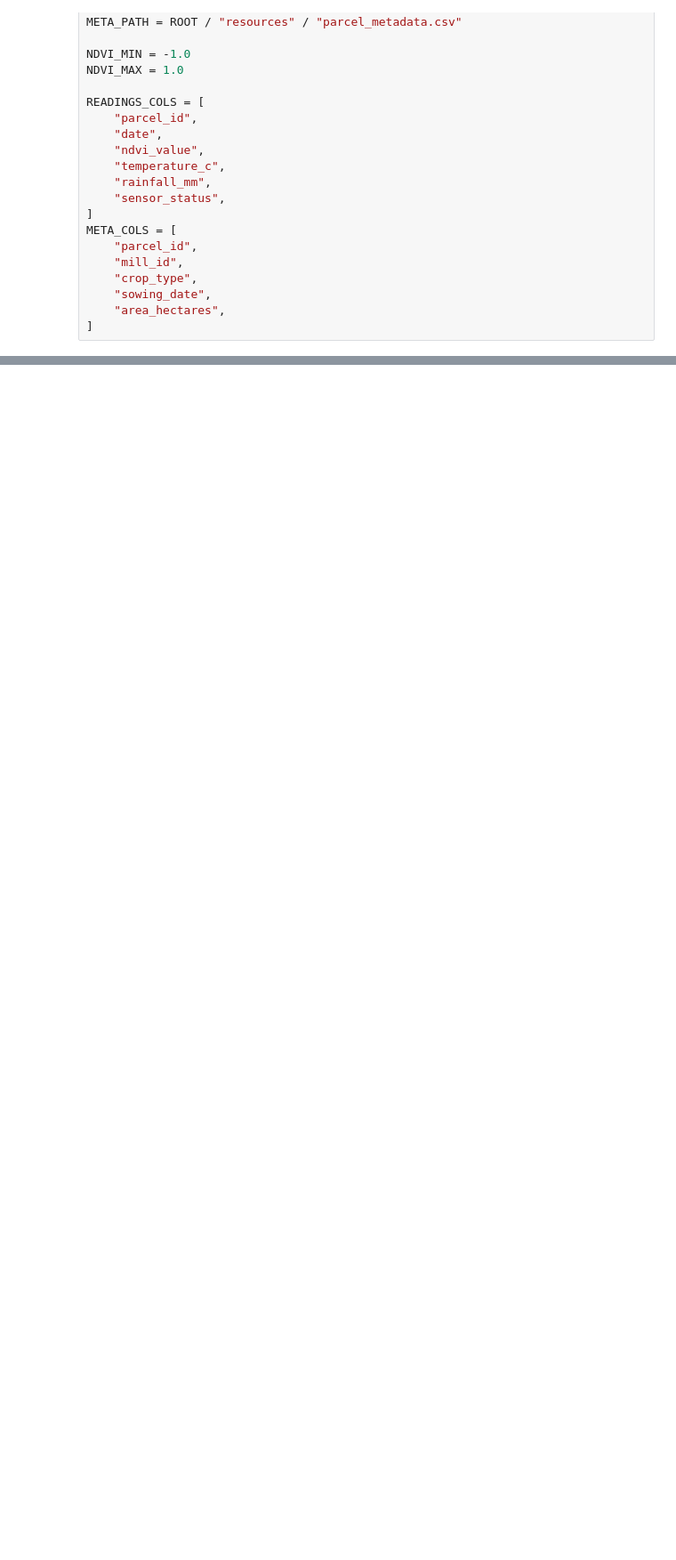
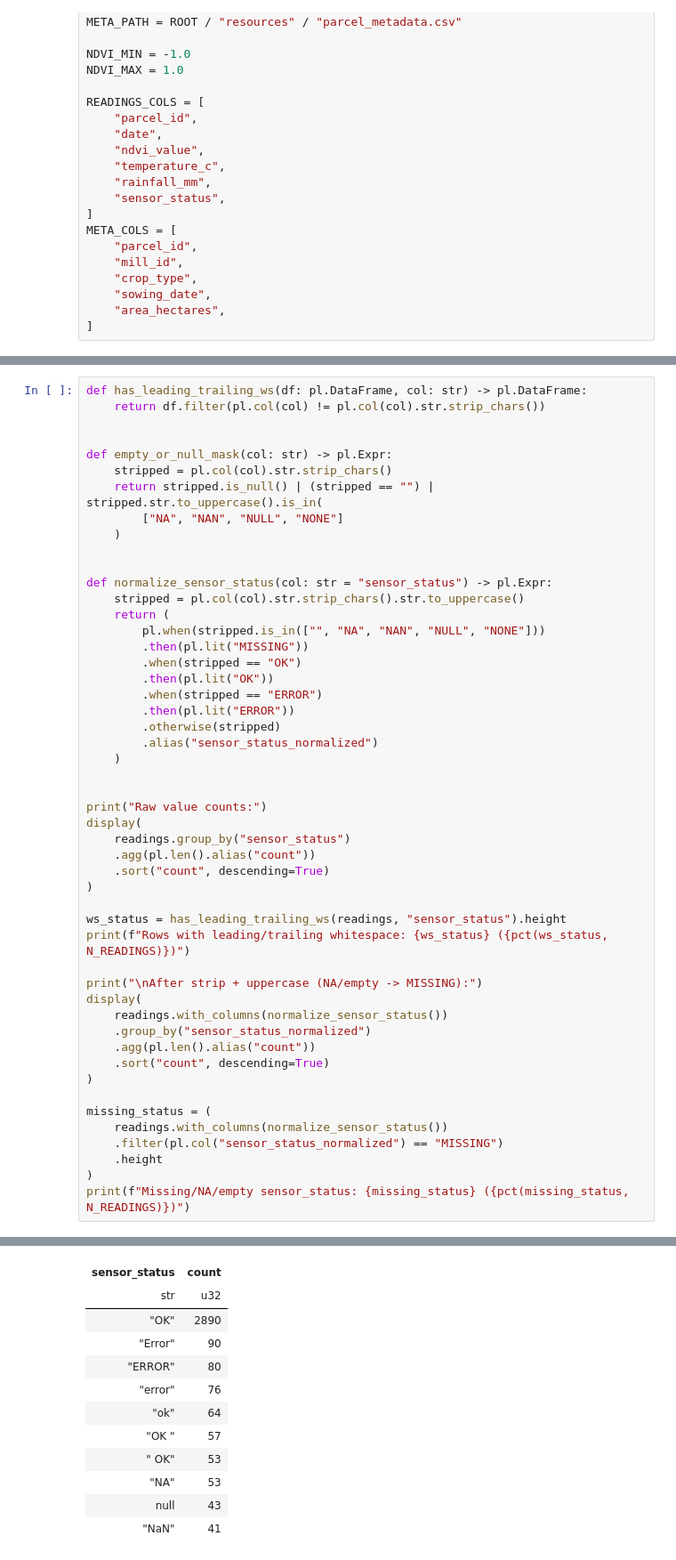
Before and after one commit to rutvikde2001/satellite-intelligence-sensor-data, a Jupyter notebook: 1.data_quality_audit.ipynb, the cells around one changed output, grey strips where cells are left out. Shown at 89% size. Saved outputs shown, nothing was run; the diff lists cells and outputs as text; blank space fills up the shorter version.

```diff
--- a/1.data_quality_audit.ipynb
+++ b/1.data_quality_audit.ipynb
@@ -33,0 +165,51 @@ META_COLS = [
+# %%
+def has_leading_trailing_ws(df: pl.DataFrame, col: str) -> pl.DataFrame:
+    return df.filter(pl.col(col) != pl.col(col).str.strip_chars())
+
+
+def empty_or_null_mask(col: str) -> pl.Expr:
+    stripped = pl.col(col).str.strip_chars()
+    return stripped.is_null() | (stripped == "") | stripped.str.to_uppercase().is_in(
+        ["NA", "NAN", "NULL", "NONE"]
+    )
+
+
+def normalize_sensor_status(col: str = "sensor_status") -> pl.Expr:
+    stripped = pl.col(col).str.strip_chars().str.to_uppercase()
+    return (
+        pl.when(stripped.is_in(["", "NA", "NAN", "NULL", "NONE"]))
+        .then(pl.lit("MISSING"))
+        .when(stripped == "OK")
+        .then(pl.lit("OK"))
+        .when(stripped == "ERROR")
+        .then(pl.lit("ERROR"))
+        .otherwise(stripped)
+        .alias("sensor_status_normalized")
+    )
+
+
+print("Raw value counts:")
+display(
+    readings.group_by("sensor_status")
+    .agg(pl.len().alias("count"))
+    .sort("count", descending=True)
+)
+
+ws_status = has_leading_trailing_ws(readings, "sensor_status").height
+print(f"Rows with leading/trailing whitespace: {ws_status} ({pct(ws_status, N_READINGS)})")
+
+print("\nAfter strip + uppercase (NA/empty -> MISSING):")
+display(
+    readings.with_columns(normalize_sensor_status())
+    .group_by("sensor_status_normalized")
+    .agg(pl.len().alias("count"))
+    .sort("count", descending=True)
+)
+
+missing_status = (
+    readings.with_columns(normalize_sensor_status())
+    .filter(pl.col("sensor_status_normalized") == "MISSING")
+    .height
+)
+print(f"Missing/NA/empty sensor_status: {missing_status} ({pct(missing_status, N_READINGS)})")
+# %% [output]
@@ -33,0 +218,12 @@ META_COLS = [
+| sensor_status | count |
+| str | u32 |
+| "OK" | 2890 |
+| "Error" | 90 |
+| "ERROR" | 80 |
+| "error" | 76 |
+| "ok" | 64 |
+| "OK " | 57 |
+| " OK" | 53 |
+| "NA" | 53 |
+| null | 43 |
+| "NaN" | 41 |
```
Also changed, not shown: parts of 27 cells of this notebook, 1 other file.
